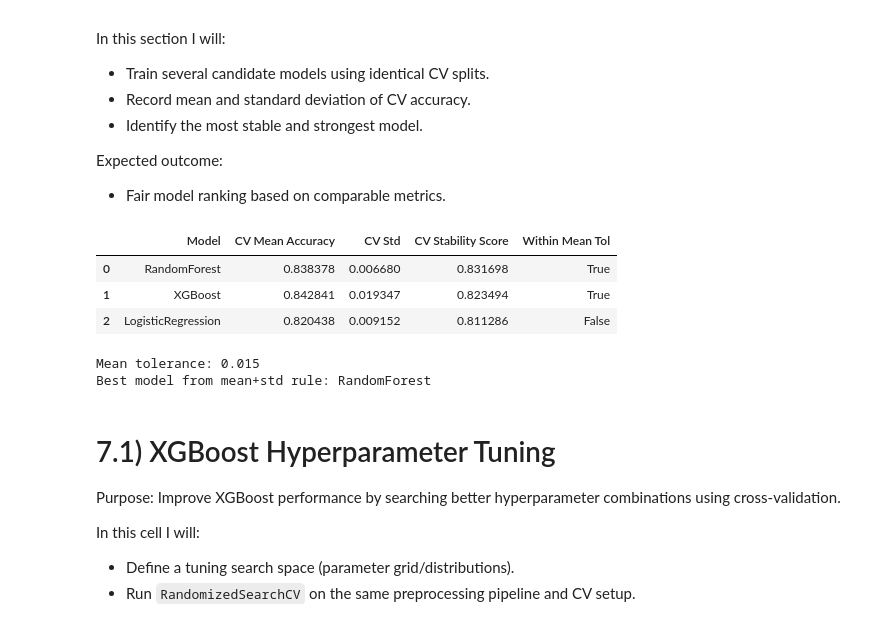
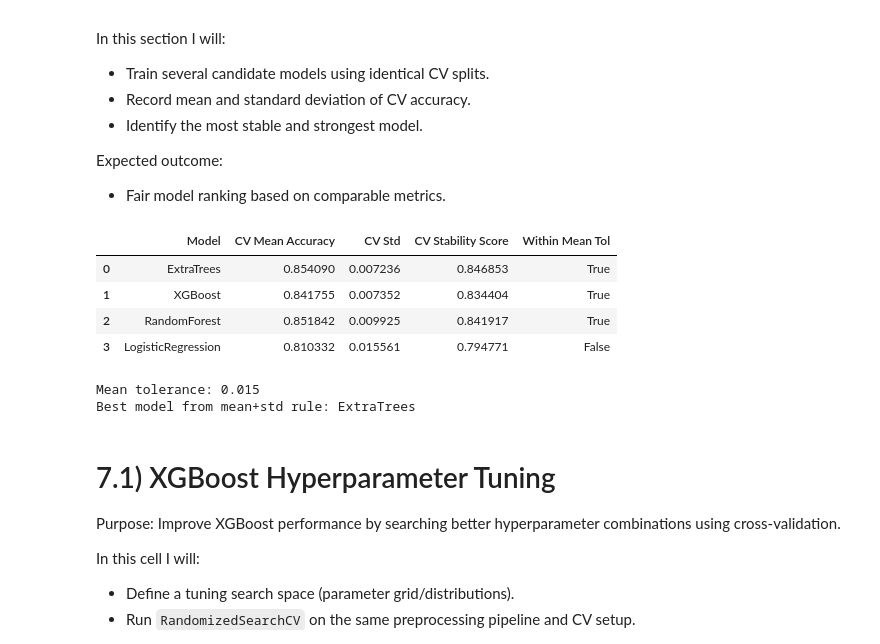
Before and after one commit to modalsaeed/kaggle_titanic, a Jupyter notebook: notebook/main.ipynb, the cells around one changed output. Drawn from its saved outputs; the diff is of its cells as text; code cells hidden in the pictures.

```diff
--- a/notebook/main.ipynb
+++ b/notebook/main.ipynb
@@ -552,20 +602,21 @@ def add_features(df: pd.DataFrame) -> pd.DataFrame:
 
     out["TitleRankGroup"] = out.apply(map_title_rank_group, axis=1)
 
-    # 4) Deck from Cabin
-    out["Deck"] = out["Cabin"].str[0]
-    out["Deck"] = out["Deck"].fillna("Unknown")
-
-    # 5) Ticket group size (shared ticket can indicate group travel)
-    ticket_counts = out["Ticket"].value_counts()
-    out["TicketGroupSize"] = out["Ticket"].map(ticket_counts)
-
-    # 6) Children
+    # 4) Children
     out["IsChild"] = (out["Age"] < 16).astype(int)
 
-    # 7) Mothers and Fathers
+    # 5) Mothers and Fathers
     out["IsMother"] = ((out["Sex"] == "female") & (out["Parch"] > 0) & (out["Age"] >= 18)).astype(int)
     out["IsFather"] = ((out["Sex"] == "male") & (out["Parch"] > 0) & (out["Age"] >= 18)).astype(int)
+
+    # 6) AgeGroup
+    out["Age"] = out.groupby(["Sex", "Pclass"])["Age"].transform(lambda x: x.fillna(x.median()))
+    bins = [0, 12, 18, 35, 60, 100]
+    labels = ['Child', 'Teen', 'Young Adult', 'Adult', 'Senior']
+    out["AgeGroup"] = pd.cut(out["Age"], bins=bins, labels=labels)
+
+    # 7) FareBand
+    out["FareBand"] = pd.qcut(out["Fare"], 4, labels=["very-low", "low", "medium", "high"])
 
     return out
 
@@ -574,7 +625,7 @@ train_fe = add_features(train_fe)
 test_fe = add_features(test_fe)
 
 print("New engineered columns added:")
-new_cols = ["FamilySize", "IsAlone", "TitleRaw", "TitleRankGroup", "Deck", "TicketGroupSize", "IsChild"]
+new_cols = ["FamilySize", "IsAlone", "TitleRaw", "TitleRankGroup", "IsChild"]
 print(new_cols)
 
 print("\nPreview of engineered features (train):")
@@ -589,7 +640,7 @@ display(train_fe["TitleRankGroup"].value_counts().to_frame("count"))
 print("\nSurvival rate by title rank group (train):")
 display((train_fe.groupby("TitleRankGroup")["Survived"].mean() * 100).round(2).to_frame("survival_percent"))
 
-print("\nUnique values in Deck (train):")
-display(train_fe["Deck"].value_counts().to_frame("count"))
+print("Missing Values validation:")
+display(train_fe.isnull().sum())
 # %% [output]
 New engineered columns added:
@@ -804,7 +848,7 @@ Expected outcome:
 - Fair model ranking based on comparable metrics.
 # %%
 # Model Comparison
-from sklearn.ensemble import RandomForestClassifier
+from sklearn.ensemble import ExtraTreesClassifier, RandomForestClassifier
 from sklearn.linear_model import LogisticRegression
 from sklearn.model_selection import cross_validate
 from sklearn.pipeline import Pipeline
@@ -820,6 +864,14 @@ models = {
         random_state=SEED,
         n_jobs=-1,
     ),
+    "ExtraTrees": ExtraTreesClassifier(
+        n_estimators=500,
+        max_depth=None,
+        min_samples_split=4,
+        min_samples_leaf=2,
+        random_state=SEED,
+        n_jobs=-1,
+    ),
     "XGBoost": XGBClassifier(
         n_estimators=900,
         learning_rate=0.01,
@@ -829,7 +881,7 @@ models = {
         eval_metric="logloss",
         random_state=SEED,
         n_jobs=-1,
-    )
+    ),
 }
 
 # Stability-aware ranking: consider std alongside mean.
@@ -851,39 +903,40 @@ for model_name, model in models.items():
         X,
         y,
         cv=cv,
         scoring="accuracy",
         return_train_score=False,
     )
 
     comparison_rows.append(
         {
             "Model": model_name,
             "CV Mean Accuracy": scores["test_score"].mean(),
             "CV Std": scores["test_score"].std(),
         }
     )
 
 comparison_df = pd.DataFrame(comparison_rows)
 comparison_df["CV Stability Score"] = comparison_df["CV Mean Accuracy"] - comparison_df["CV Std"]
 best_mean_cv = comparison_df["CV Mean Accuracy"].max()
 comparison_df["Within Mean Tol"] = comparison_df["CV Mean Accuracy"] >= (best_mean_cv - MEAN_TOLERANCE)
 comparison_df = comparison_df.sort_values(
     by=["Within Mean Tol", "CV Std", "CV Mean Accuracy"],
     ascending=[False, True, False],
 ).reset_index(drop=True)
 
 display(comparison_df)
 
 best_model_name = comparison_df.loc[0, "Model"]
 print(f"Mean tolerance: {MEAN_TOLERANCE}")
-print(f"Best model from mean+std rule: {best_model_name}" )
+print(f"Best model from mean+std rule: {best_model_name}")
 # %% [output]
 |  | Model | CV Mean Accuracy | CV Std | CV Stability Score | Within Mean Tol |
-| 0 | RandomForest | 0.838378 | 0.006680 | 0.831698 | True |
-| 1 | XGBoost | 0.842841 | 0.019347 | 0.823494 | True |
-| 2 | LogisticRegression | 0.820438 | 0.009152 | 0.811286 | False |
+| 0 | ExtraTrees | 0.854090 | 0.007236 | 0.846853 | True |
+| 1 | XGBoost | 0.841755 | 0.007352 | 0.834404 | True |
+| 2 | RandomForest | 0.851842 | 0.009925 | 0.841917 | True |
+| 3 | LogisticRegression | 0.810332 | 0.015561 | 0.794771 | False |
 Mean tolerance: 0.015
-Best model from mean+std rule: RandomForest
+Best model from mean+std rule: ExtraTrees
 # %% [markdown]
 # 7.1) XGBoost Hyperparameter Tuning
 
```
Also changed, not shown: parts of 12 cells of this notebook.
